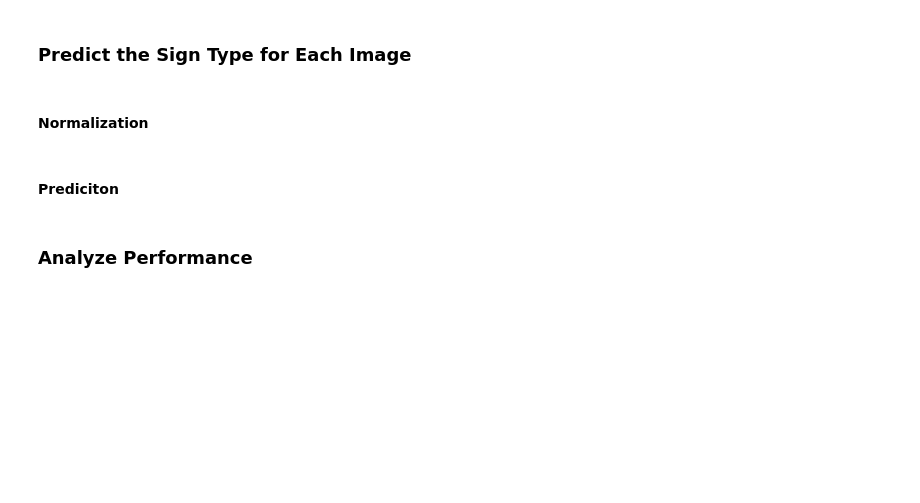
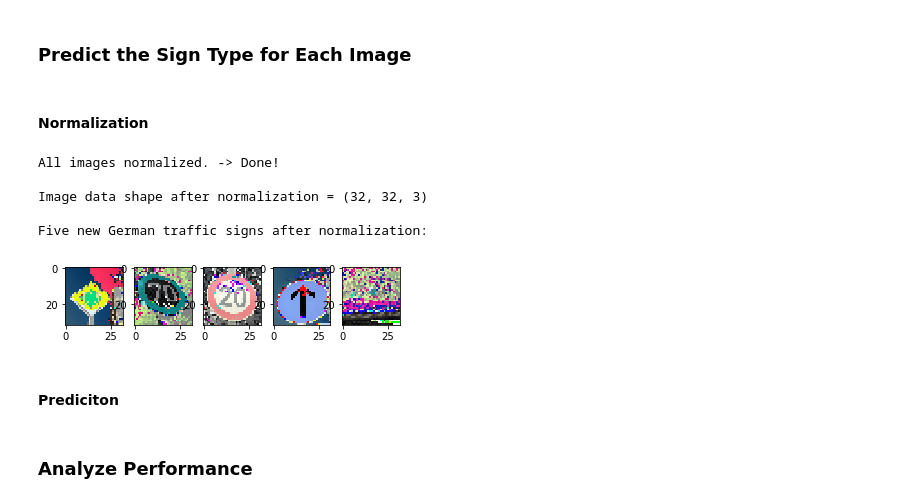
Before and after one commit to urs-waldmann/CarND-Traffic-Sign-Classifier-Project, a Jupyter notebook: Traffic_Sign_Classifier.ipynb, the cells around one changed output. Cells and saved outputs as stored; diff of their text form; code cells hidden in the pictures; blank space fills up the shorter version.

```diff
--- a/Traffic_Sign_Classifier.ipynb
+++ b/Traffic_Sign_Classifier.ipynb
@@ -741,3 +731,42 @@ Feel free to use as many code cells as needed.
+# %%
+# Define append function.
+def add_norm(X_data, x):
+    return X_data.append(x)
+
+# Define image normalization with min-max method.
+def normalize_new(X_data):
+    X_data_norm = []
+    for x in X_data:
+        dst = np.zeros((image_shape_new[0], image_shape_new[1], image_shape_new[2]), dtype = np.float)
+        normalized_image = cv2.normalize(x, dst, 0, 1, cv2.NORM_MINMAX, dtype = cv2.CV_32F)
+        normalized_image = normalized_image - 0.5
+        add_norm(X_data_norm, normalized_image)
+    return np.array(X_data_norm, np.float)
+
+# Normalize images
+X_new_norm = normalize_new(X_new)
+print('All images normalized. -> Done!')
+
+# Print information.
+n_new_norm = X_new_norm.shape[0]
+image_shape_new_norm = X_new_norm.shape[1:4]
+print()
+print("Image data shape after normalization =", image_shape_new_norm)
+
+# Output the images
+grid_norm = gridspec.GridSpec(1, 5)
+print()
+print('Five new German traffic signs after normalization:')
+for i in range(len(image_list)):
+    image_new = X_new_norm[i].squeeze()
+    plt.subplot(grid_norm[i]).imshow(image_new)
+# %% [output]
+All images normalized. -> Done!
+
+Image data shape after normalization = (32, 32, 3)
+
+Five new German traffic signs after normalization:
+[figure, added]
 # %% [markdown]
 #### Prediciton
 # %%
```
Also changed, not shown: parts of 2 cells of this notebook.
